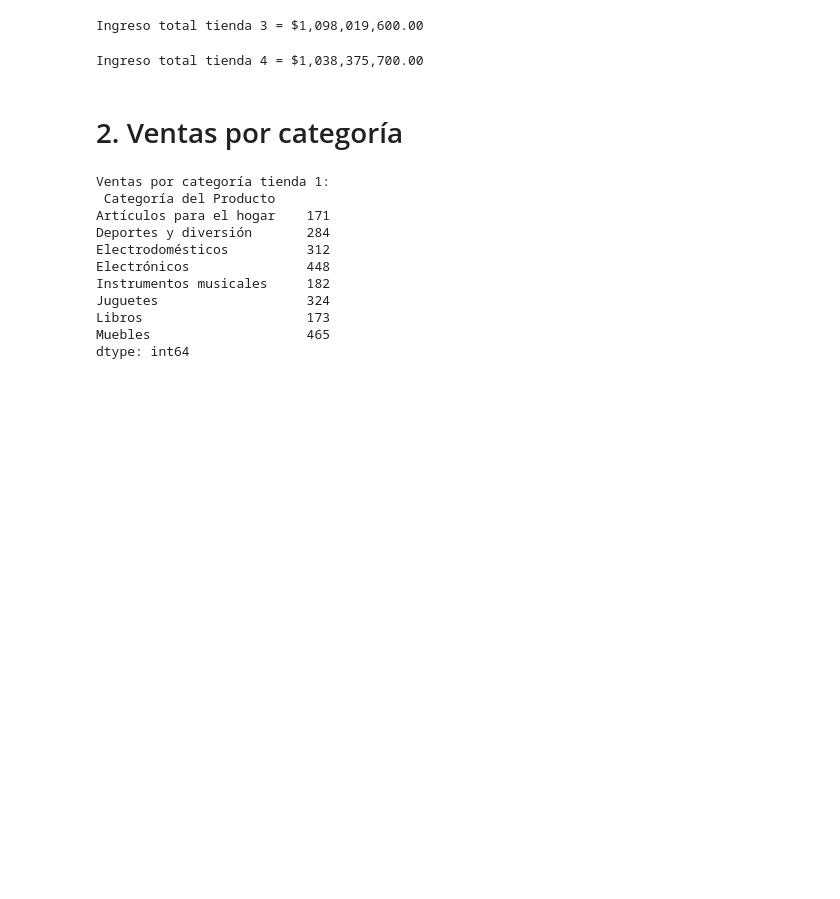
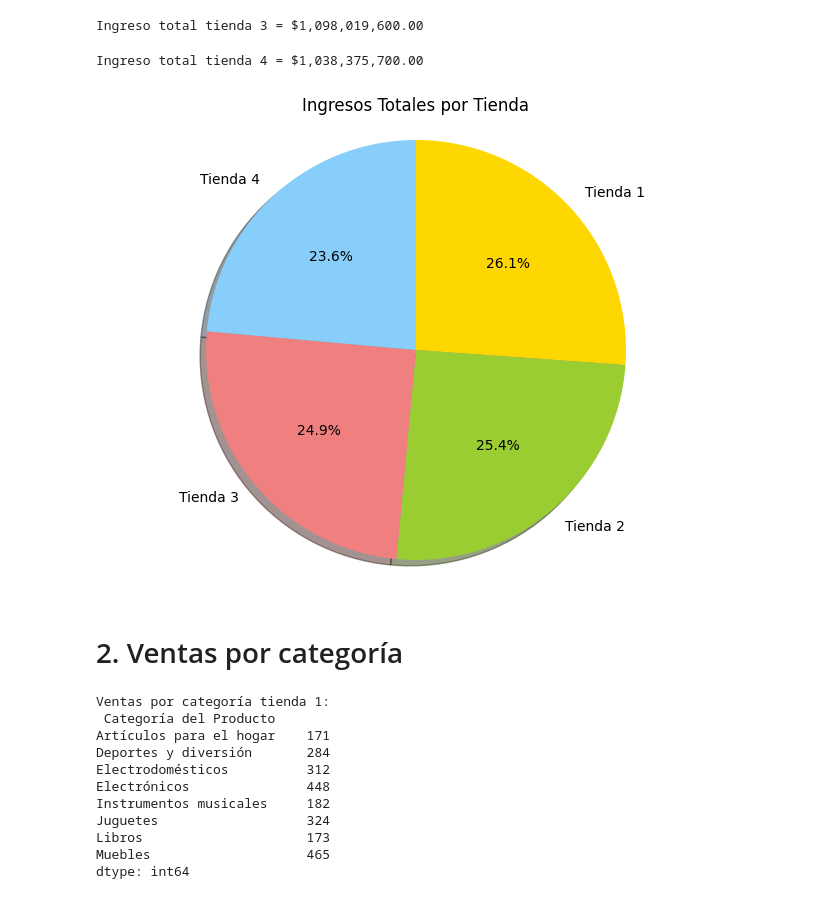
Before and after one commit to patinohoyosgisell/Challenge-Alura-Store, a Jupyter notebook: AluraStoreLatam.ipynb, the cells around one changed output. Cells and saved outputs as stored; diff of their text form; code cells hidden in the pictures; blank space fills up the shorter version.

Commit message:
Se adiciona gráfico circular, para observar los ingresos por tienda

```diff
--- a/AluraStoreLatam.ipynb
+++ b/AluraStoreLatam.ipynb
@@ -43,6 +43,38 @@ ingreso_tienda4 = tienda4['Precio'].sum()
 print(f"Ingreso total tienda 4 = ${ingreso_tienda4:,.2f}")
 # %% [output]
 Ingreso total tienda 4 = $1,038,375,700.00
+# %%
+import matplotlib.pyplot as plt
+
+# Datos de ingresos de las tiendas
+ingreso_tienda1 = tienda1['Precio'].sum()
+ingreso_tienda2 = tienda2['Precio'].sum()
+ingreso_tienda3 = tienda3['Precio'].sum()
+ingreso_tienda4 = tienda4['Precio'].sum()
+
+# Etiquetas para cada porción del gráfico
+labels = ['Tienda 1', 'Tienda 2', 'Tienda 3', 'Tienda 4']
+
+# Tamaños de cada porción
+sizes = [ingreso_tienda1, ingreso_tienda2, ingreso_tienda3, ingreso_tienda4]
+
+# Colores para cada porción (opcional)
+colors = ['gold', 'yellowgreen', 'lightcoral', 'lightskyblue']
+
+# Crear el gráfico de torta
+plt.figure(figsize=(8, 6))  # Ajustar el tamaño del gráfico
+plt.pie(sizes, labels=labels, colors=colors, autopct='%1.1f%%', shadow=True, startangle=90, counterclock=False)
+
+# Añadir un título
+plt.title('Ingresos Totales por Tienda')
+
+# Asegurar que el gráfico sea un círculo
+plt.axis('equal')
+
+# Mostrar el gráfico
+plt.show()
+# %% [output]
+[figure, added]
 # %% [markdown]
 # 2. Ventas por categoría
 # %%
```
